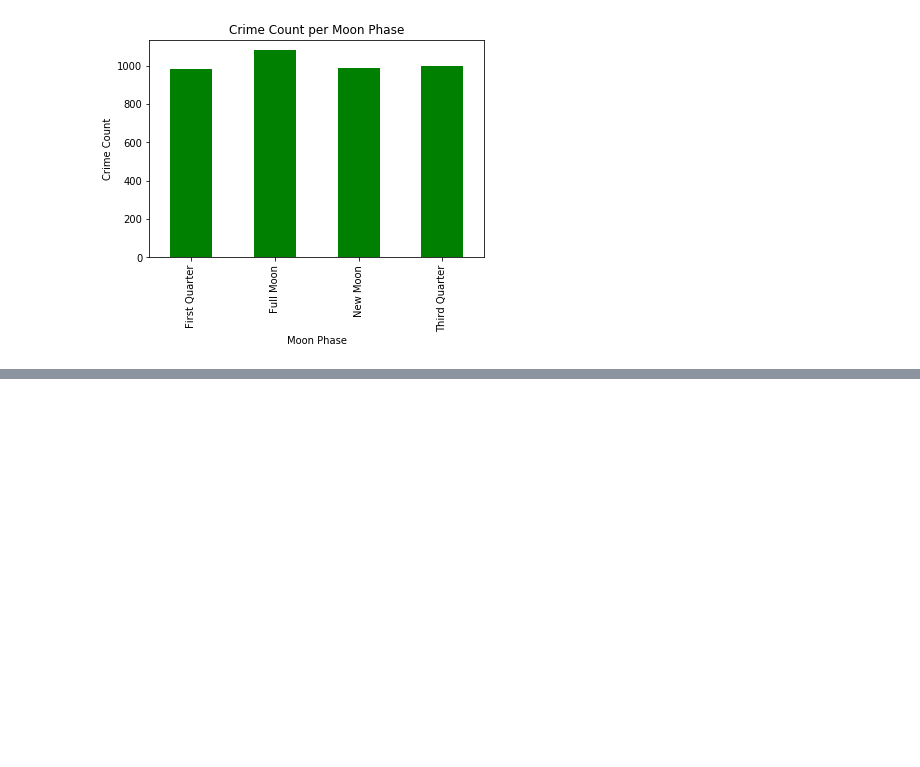
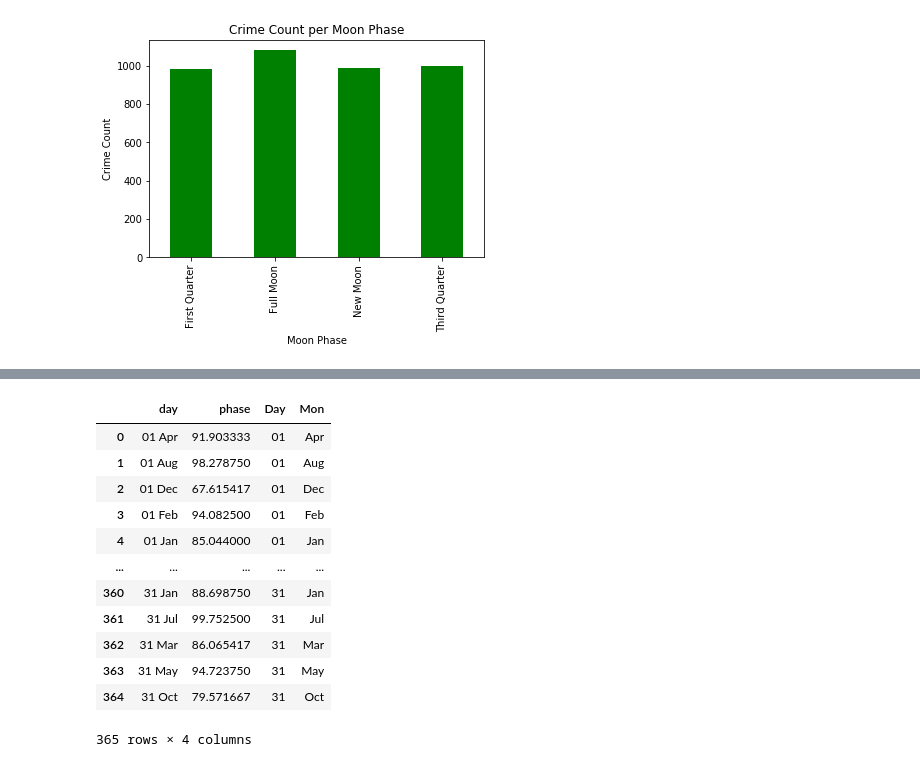
Before and after one commit to NHigs58/Project-1-, a Jupyter notebook: Graphs.ipynb, the cells around one changed output, grey strips where cells are left out. Cells and saved outputs as stored; diff of their text form; code cells hidden in the pictures; blank space fills up the shorter version.

```diff
--- a/Graphs.ipynb
+++ b/Graphs.ipynb
@@ -37,0 +71,6 @@ Text(0, 0.5, 'Crime Count')
+# %%
+# NASA Data
+csv_path = "NASAmeans"
+nasa_df = pd.read_csv(csv_path)
+
+nasa_df
@@ -37,0 +91,20 @@ Text(0, 0.5, 'Crime Count')
+# %%
+day = nasa_df.day.str[0:2]
+month = nasa_df.day.str[3:6]
+nasa_df['Day'] = day
+nasa_df['Mon'] = month
+nasa_df
+# %% [output]
+|  | day | phase | Day | Mon |
+| 0 | 01 Apr | 91.903333 | 01 | Apr |
+| 1 | 01 Aug | 98.278750 | 01 | Aug |
+| 2 | 01 Dec | 67.615417 | 01 | Dec |
+| 3 | 01 Feb | 94.082500 | 01 | Feb |
+| 4 | 01 Jan | 85.044000 | 01 | Jan |
+| ... | ... | ... | ... | ... |
+| 360 | 31 Jan | 88.698750 | 31 | Jan |
+| 361 | 31 Jul | 99.752500 | 31 | Jul |
+| 362 | 31 Mar | 86.065417 | 31 | Mar |
+| 363 | 31 May | 94.723750 | 31 | May |
+| 364 | 31 Oct | 79.571667 | 31 | Oct |
+365 rows × 4 columns
```
Also changed, not shown: parts of 8 cells of this notebook, 1 other file.
